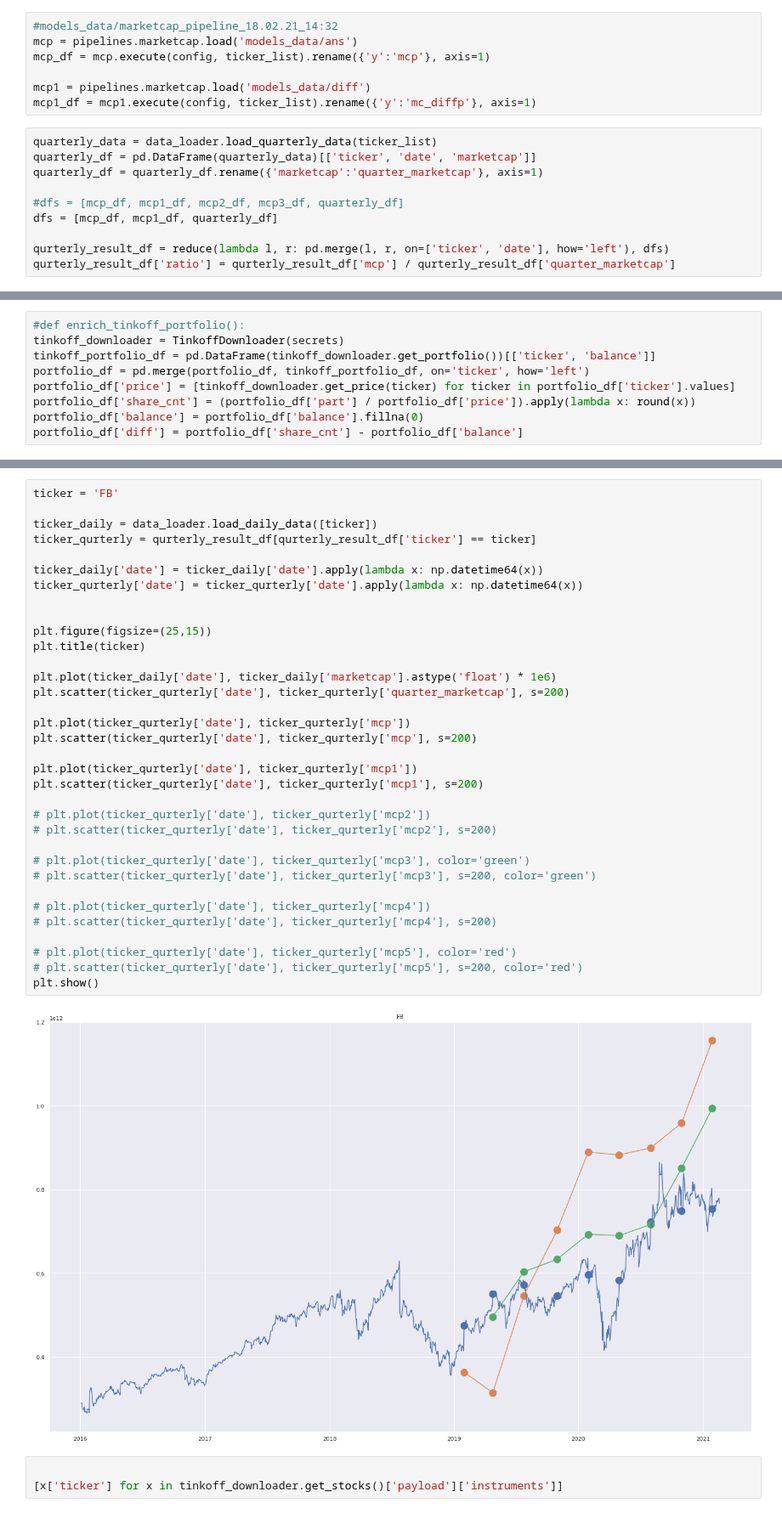
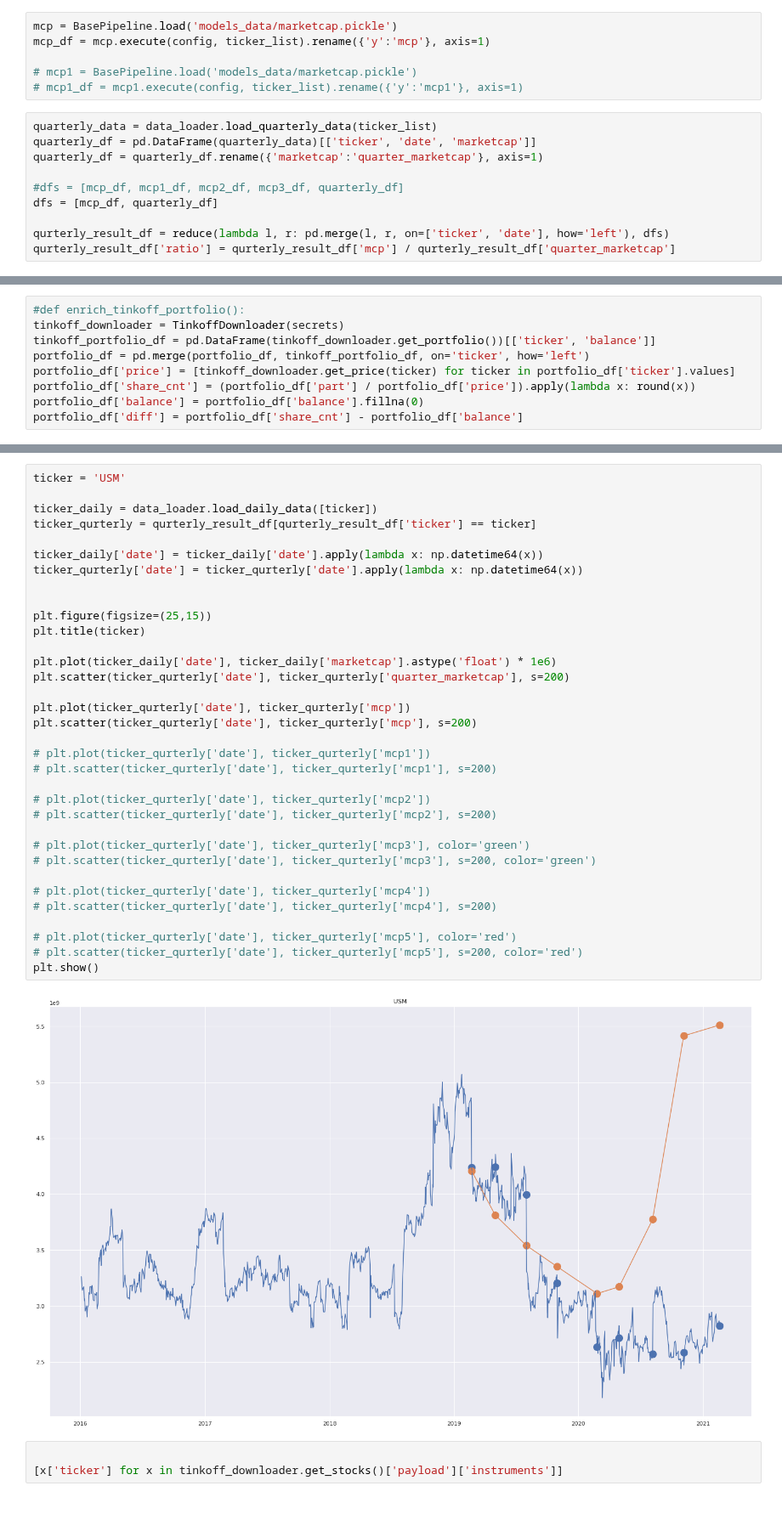
Before and after one commit to fartuk/ml_investment, a Jupyter notebook: my_portfolio.ipynb, the cells around one changed output, grey strips where cells are left out. Shown at 85% size. Cells and saved outputs as stored; diff of their text form.

Commit message:
ref pipeline

```diff
--- a/my_portfolio.ipynb
+++ b/my_portfolio.ipynb
@@ -54,19 +56,18 @@ downloader.ticker_download('datatables/SHARADAR/DAILY?ticker={ticker}', all_tick
                            save_dirpath='{}/daily'.format(config['sf1_data_path']),
                            skip_exists=True, n_jobs=10)
 # %%
-#models_data/marketcap_pipeline_18.02.21_14:32
-mcp = pipelines.marketcap.load('models_data/ans')
+mcp = BasePipeline.load('models_data/marketcap.pickle')
 mcp_df = mcp.execute(config, ticker_list).rename({'y':'mcp'}, axis=1)
 
-mcp1 = pipelines.marketcap.load('models_data/diff')
-mcp1_df = mcp1.execute(config, ticker_list).rename({'y':'mc_diffp'}, axis=1)
+# mcp1 = BasePipeline.load('models_data/marketcap.pickle')
+# mcp1_df = mcp1.execute(config, ticker_list).rename({'y':'mcp1'}, axis=1)
 # %%
 quarterly_data = data_loader.load_quarterly_data(ticker_list)
 quarterly_df = pd.DataFrame(quarterly_data)[['ticker', 'date', 'marketcap']]
 quarterly_df = quarterly_df.rename({'marketcap':'quarter_marketcap'}, axis=1)
 
 #dfs = [mcp_df, mcp1_df, mcp2_df, mcp3_df, quarterly_df]
-dfs = [mcp_df, mcp1_df, quarterly_df]
+dfs = [mcp_df, quarterly_df]
 
 qurterly_result_df = reduce(lambda l, r: pd.merge(l, r, on=['ticker', 'date'], how='left'), dfs)
 qurterly_result_df['ratio'] = qurterly_result_df['mcp'] / qurterly_result_df['quarter_marketcap']
@@ -161,39 +161,39 @@ portfolio_df.sort_values('ratio_ratio')
 # %%
-ticker = 'FB'
+ticker = 'USM'
 
 ticker_daily = data_loader.load_daily_data([ticker])
 ticker_qurterly = qurterly_result_df[qurterly_result_df['ticker'] == ticker]
 
 ticker_daily['date'] = ticker_daily['date'].apply(lambda x: np.datetime64(x))
 ticker_qurterly['date'] = ticker_qurterly['date'].apply(lambda x: np.datetime64(x))
 
 
 plt.figure(figsize=(25,15))
 plt.title(ticker)
 
 plt.plot(ticker_daily['date'], ticker_daily['marketcap'].astype('float') * 1e6)
 plt.scatter(ticker_qurterly['date'], ticker_qurterly['quarter_marketcap'], s=200)
 
 plt.plot(ticker_qurterly['date'], ticker_qurterly['mcp'])
 plt.scatter(ticker_qurterly['date'], ticker_qurterly['mcp'], s=200)
 
-plt.plot(ticker_qurterly['date'], ticker_qurterly['mcp1'])
-plt.scatter(ticker_qurterly['date'], ticker_qurterly['mcp1'], s=200)
+# plt.plot(ticker_qurterly['date'], ticker_qurterly['mcp1'])
+# plt.scatter(ticker_qurterly['date'], ticker_qurterly['mcp1'], s=200)
 
 # plt.plot(ticker_qurterly['date'], ticker_qurterly['mcp2'])
 # plt.scatter(ticker_qurterly['date'], ticker_qurterly['mcp2'], s=200)
 
 # plt.plot(ticker_qurterly['date'], ticker_qurterly['mcp3'], color='green')
 # plt.scatter(ticker_qurterly['date'], ticker_qurterly['mcp3'], s=200, color='green')
 
 # plt.plot(ticker_qurterly['date'], ticker_qurterly['mcp4'])
 # plt.scatter(ticker_qurterly['date'], ticker_qurterly['mcp4'], s=200)
 
 # plt.plot(ticker_qurterly['date'], ticker_qurterly['mcp5'], color='red')
 # plt.scatter(ticker_qurterly['date'], ticker_qurterly['mcp5'], s=200, color='red')
 plt.show()
 # %% [output]
-[figure, old version]
+[figure, new version]
 # %%
 
 [x['ticker'] for x in tinkoff_downloader.get_stocks()['payload']['instruments']]
```
Also changed, not shown: parts of 3 cells of this notebook, 11 other files.
